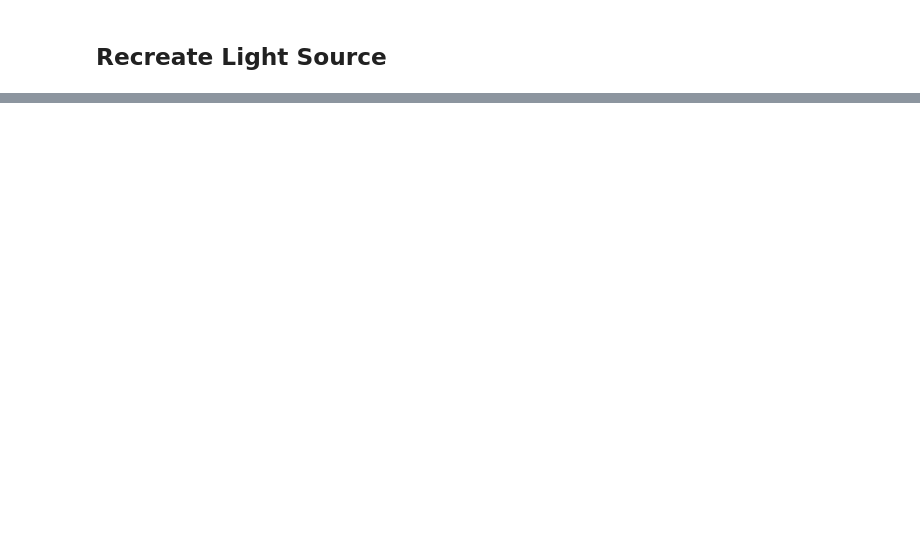
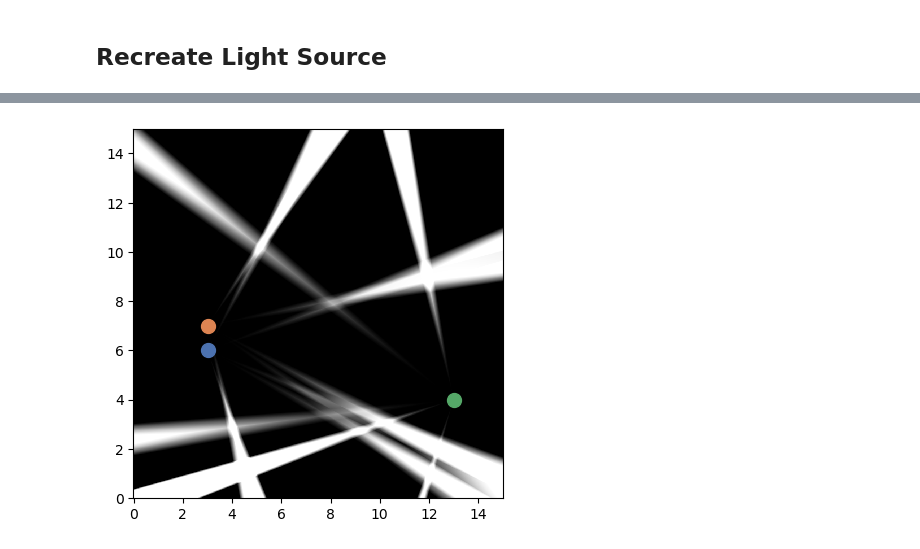
Before and after one commit to AdlerFarHorizons/night-horizons-mapmaker, a Jupyter notebook: triangulation_exploration.ipynb, the cells around one changed output, grey strips where cells are left out. Cells and saved outputs as stored; diff of their text form; code cells hidden in the pictures; blank space fills up the shorter version.

```diff
--- a/triangulation_exploration.ipynb
+++ b/triangulation_exploration.ipynb
@@ -231,0 +247,24 @@ ax.set_aspect('equal')
+# %%
+
+fig = plt.figure()
+ax  = plt.gca()
+
+ax.pcolormesh(
+    s_arr.xs_for_estimate,
+    s_arr.ys_for_estimate,
+    np.array(allowed_ls).sum(axis=0),
+    cmap = 'Greys_r',
+    norm = matplotlib.colors.Normalize(0, 1),
+)
+for i, allowed_l in enumerate(allowed_ls):
+
+    ax.scatter(
+        s_arr.sensors[i].x,
+        s_arr.sensors[i].y,
+        color = palette[i],
+        s = 100,
+    )
+
+ax.set_aspect('equal')
+# %% [output]
+[figure, added]
```
Also changed, not shown: parts of 6 cells of this notebook.
